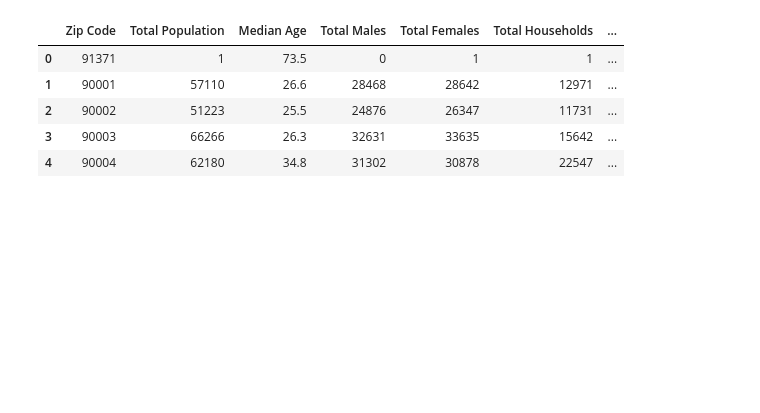
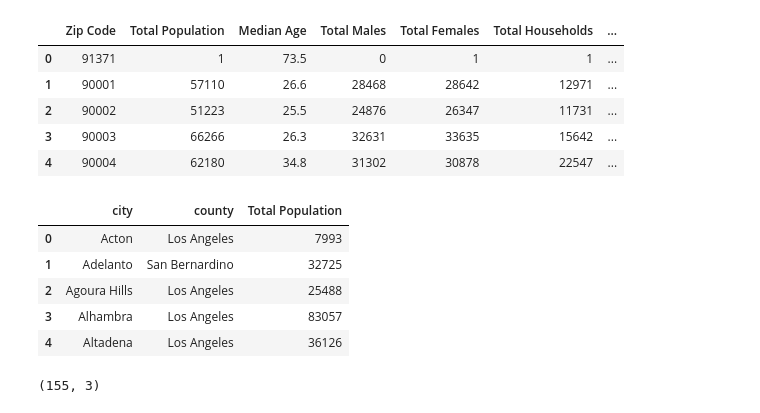
Before and after one commit to salma71/COVID_-LA, a Jupyter notebook: data_expolration.ipynb, the cells around one changed output. Saved outputs shown, nothing was run; the diff lists cells and outputs as text; code cells hidden in the pictures; blank space fills up the shorter version.

```diff
--- a/data_expolration.ipynb
+++ b/data_expolration.ipynb
@@ -147,13 +141,17 @@ search = SearchEngine(simple_zipcode=True)
 # iterate over the zip codes and extract the county name
 zipy_code = census_pop.iloc[:,0].values
 county = pd.DataFrame()
+city = pd.DataFrame()
 for i in zipy_code:
-  temp = pd.DataFrame(np.array((search.by_zipcode(i).county).split(',')))
-  county =  county.append(temp, ignore_index = True)
+  temp_1 = pd.DataFrame(np.array((search.by_zipcode(i).county).split(',')))
+  temp_2 = pd.DataFrame(np.array((search.by_zipcode(i).city).split(',')))
+  county =  county.append(temp_1, ignore_index = True)
+  city = city.append(temp_2, ignore_index = True)
 # rename the column
 county.rename(columns={0: 'county'}, inplace=True)
+city.rename(columns = {0: 'city'}, inplace=True)
 # concat with the census_pop
-df = pd.concat([census_pop, county],axis=1, join='inner')
+census = pd.concat([census_pop, county, city],axis=1, join='inner')
 
-df
+census.shape
 # %% [output]
@@ -173,8 +159,8 @@ df
 # %%
 # remove County word from county name
 
-df['county'] = df['county'].str.replace('County', '')
-df.head()
+census['county'] = census['county'].str.replace('County', '')
+census.head()
 # %% [output]
 |  | Zip Code | Total Population | Median Age | Total Males | Total Females | Total Households | ... |
 | 0 | 91371 | 1 | 73.5 | 0 | 1 | 1 | ... |
@@ -182,3 +168,19 @@ df.head()
 | 2 | 90002 | 51223 | 25.5 | 24876 | 26347 | 11731 | ... |
 | 3 | 90003 | 66266 | 26.3 | 32631 | 33635 | 15642 | ... |
 | 4 | 90004 | 62180 | 34.8 | 31302 | 30878 | 22547 | ... |
+# %%
+df1 = census.drop(columns='Zip Code')
+df1 = df1.groupby(['city', 'county'], as_index=False)['Total Population'].sum()
+display(df1.head())
+print(df1.shape)
+# tot = df1.merge(group_cases,how='left', left_on='county', right_on='county')
+
+# tot
+# %% [output]
+|  | city | county | Total Population |
+| 0 | Acton | Los Angeles | 7993 |
+| 1 | Adelanto | San Bernardino | 32725 |
+| 2 | Agoura Hills | Los Angeles | 25488 |
+| 3 | Alhambra | Los Angeles | 83057 |
+| 4 | Altadena | Los Angeles | 36126 |
+(155, 3)
```
Also changed, not shown: parts of 6 cells of this notebook.
